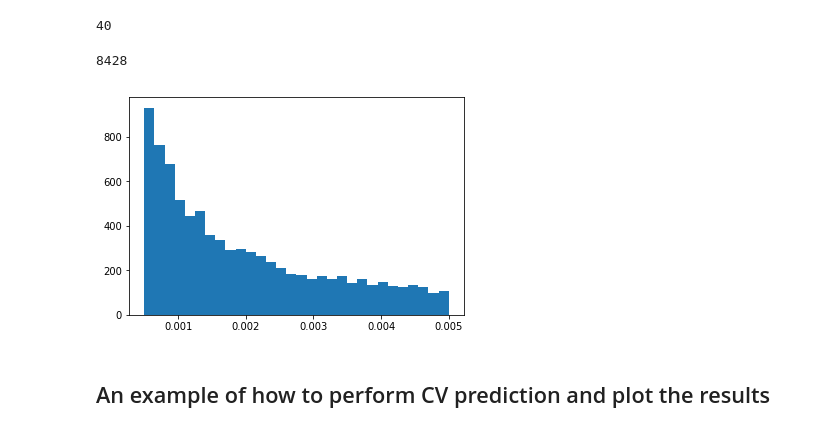
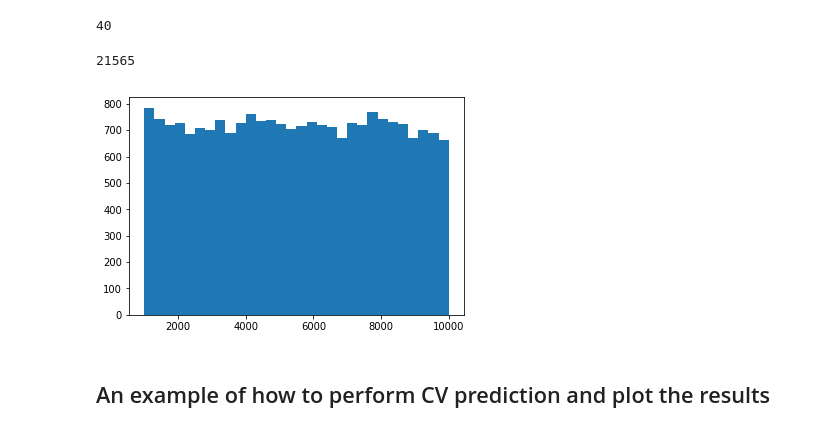
Before and after one commit to messDiv/MESS, a Jupyter notebook: jupyter-notebooks/plotting/Figure4-ClassificationCV.ipynb, the cells around one changed output. Saved outputs shown, nothing was run; the diff lists cells and outputs as text; code cells hidden in the pictures.

Commit message:
Update figure notebooks

```diff
--- a/jupyter-notebooks/plotting/Figure4-ClassificationCV.ipynb
+++ b/jupyter-notebooks/plotting/Figure4-ClassificationCV.ipynb
@@ -58,14 +61,14 @@ r.write_params(full=True, force=True)
 # %%
 
 analysis_dir = "/home/iovercast/Continuosity/MESS/analysis/figure5-sims/"
 simfile = analysis_dir + "fig5_sims/SIMOUT.txt"
 
 sim_df = pd.read_csv(simfile, sep="\t", header=0)
-_, _, _ = plt.hist(sim_df["speciation_prob"], bins=30)
+_, _, _ = plt.hist(sim_df["J"], bins=30)
 print(len(sim_df))
 # %% [output]
-8428
+21565
-[figure, old version]
+[figure, new version]
 # %% [markdown]
 ## An example of how to perform CV prediction and plot the results
 # %%
```
Also changed, not shown: parts of 11 cells of this notebook, 6 other files.
